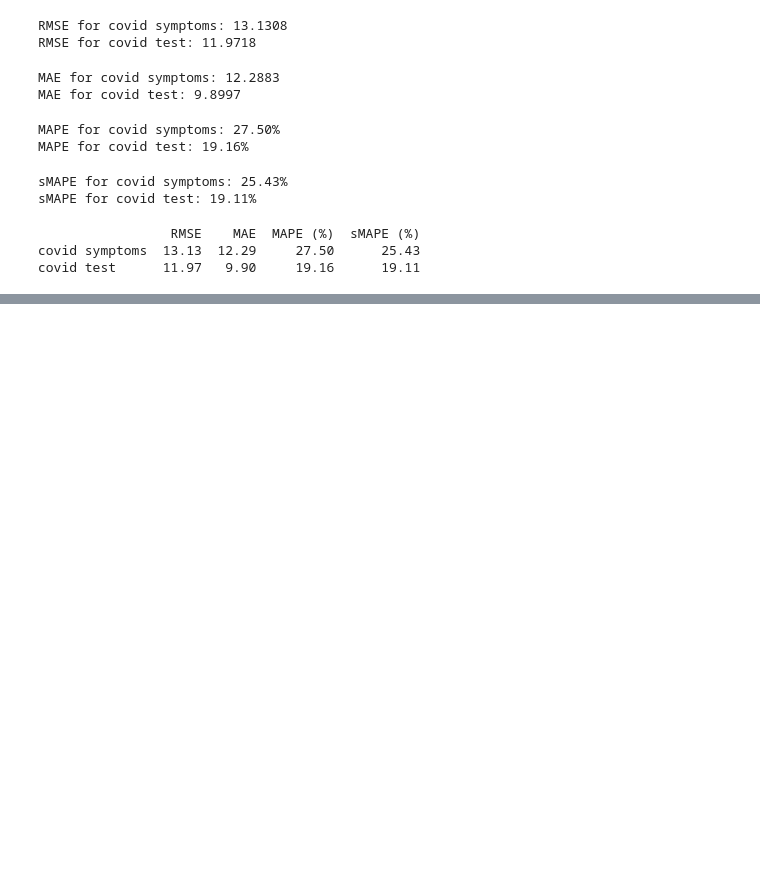
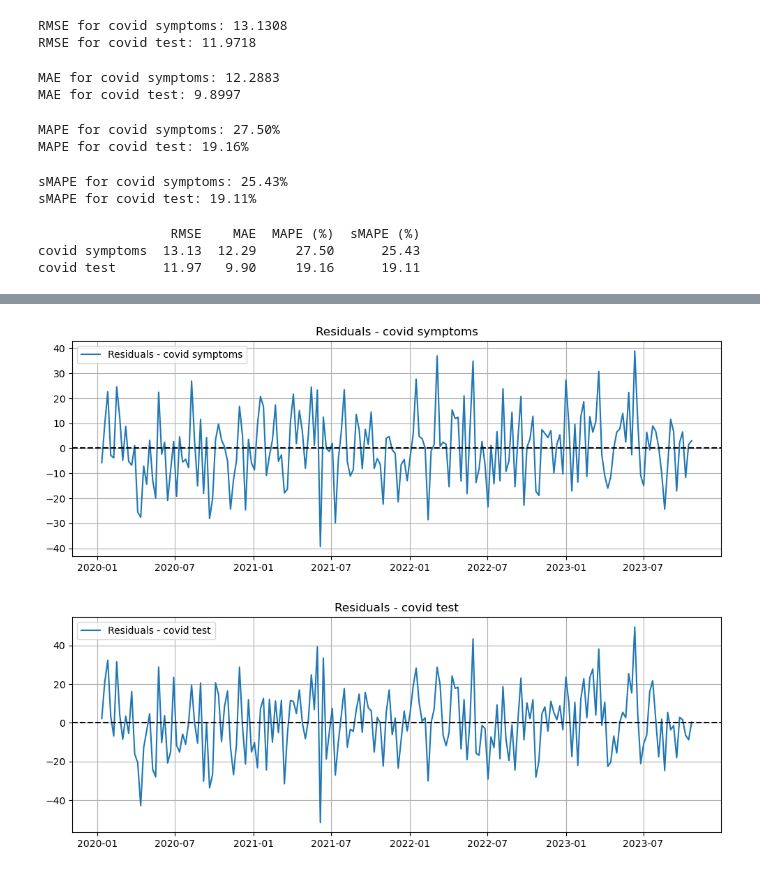
Before and after one commit to sevintanerdi/TSAproject, a Jupyter notebook: TSA_analysis.ipynb, the cells around one changed output, grey strips where cells are left out. Drawn from its saved outputs; the diff is of its cells as text; code cells hidden in the pictures; blank space fills up the shorter version.

```diff
--- a/TSA_analysis.ipynb
+++ b/TSA_analysis.ipynb
@@ -419,0 +464,24 @@ covid test      11.97   9.90     19.16      19.11
+# %%
+# Calculate residuals: Actual - Fitted
+residuals = actual - fitted_values
+
+# Plot residuals for covid symptoms
+plt.figure(figsize=(12, 4))
+plt.plot(residuals['covid symptoms'], label='Residuals - covid symptoms')
+plt.axhline(0, color='black', linestyle='--')
+plt.title("Residuals - covid symptoms")
+plt.legend()
+plt.grid(True)
+plt.show()
+
+# Plot residuals for covid test
+plt.figure(figsize=(12, 4))
+plt.plot(residuals['covid test'], label='Residuals - covid test')
+plt.axhline(0, color='black', linestyle='--')
+plt.title("Residuals - covid test")
+plt.legend()
+plt.grid(True)
+plt.show()
+# %% [output]
+[figure, added]
+[figure, added]
```
Also changed, not shown: parts of 9 cells of this notebook.
